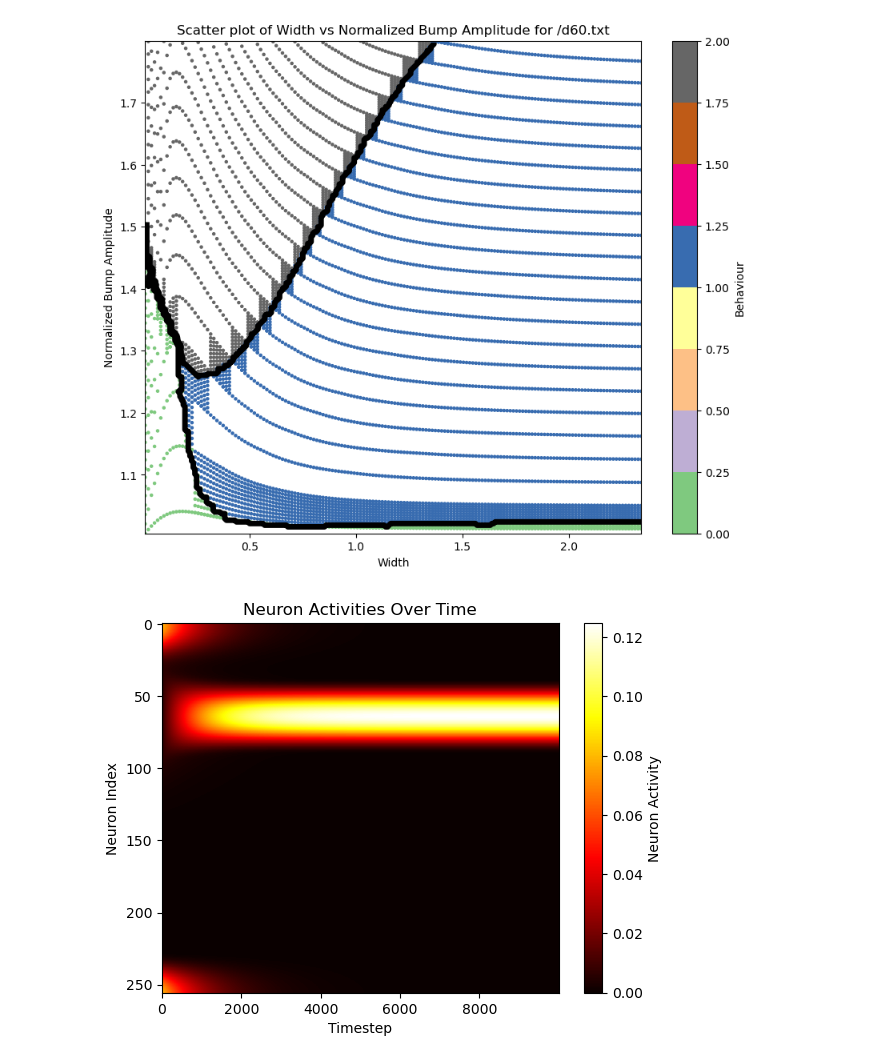
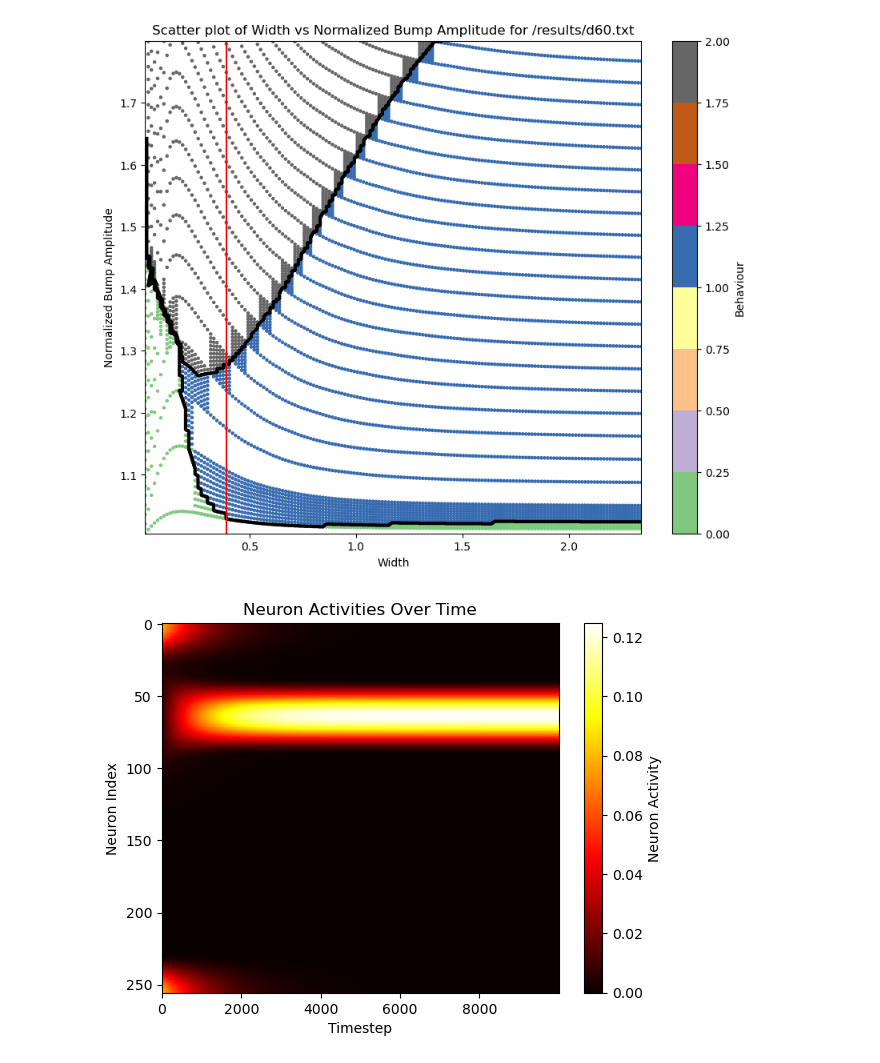
Before and after one commit to CEBangu/RingAttractor, a Jupyter notebook: ring_attractor/plotting.ipynb, the cells around one changed output. Cells and saved outputs as stored; diff of their text form; code cells hidden in the pictures.

```diff
--- a/ring_attractor/plotting.ipynb
+++ b/ring_attractor/plotting.ipynb
@@ -8,7 +8,7 @@ from scipy.interpolate import griddata
 
 #change to your directory
 dir = '/Users/ciprianbangu/Cogmaster/S3/Theoretical Neuroscience/presentation/RingAttractor/ring_attractor/build/src'
-file_name = '/d90.txt' #change to yours
+file_name = '/results/d60.txt' #change to yours
 header = ['ampliini', 'ampliaft', 'width', 'behaviour','amp'] #from their code
 df = pd.read_csv(dir + file_name, delimiter=' ', header=None, names=header)  # space seperated
 df['normalized_bump_amplitude'] = df.iloc[:, 1]/df.iloc[:, 0] # Im pretty sure this is the right thing to do here.
@@ -42,34 +233,36 @@ plt.show()
 # %%
 # Create a 2D histogram or grid for contour plotting
 x = filtered_df['width'].to_numpy()
 y = filtered_df['normalized_bump_amplitude'].to_numpy()
 z = filtered_df['behaviour'].to_numpy()
 
 #Interpolation grid
-xi = np.linspace(x.min(), x.max(), 300)
-yi = np.linspace(y.min(), y.max(), 300)
+xi = np.linspace(x.min(), x.max(), 2000)
+yi = np.linspace(y.min(), y.max(), 2000)
 xi, yi = np.meshgrid(xi, yi)
 
 # Interpolate
 zi = griddata((x, y), z, (xi, yi), method='linear')
 
 # Scatter plot
 plt.figure(figsize=(10, 8))
 scatter = plt.scatter(filtered_df['width'], filtered_df['normalized_bump_amplitude'], c=filtered_df['behaviour'],
                        s=5, alpha=1, cmap='Accent')
 plt.colorbar(scatter, label='Behaviour')
 
 # Add contour lines
 colours = ['black', 'black', 'black']
-contour = plt.contour(xi, yi, zi, levels=np.unique(z), colors=colours, linewidths=5)
+contour = plt.contour(xi, yi, zi, levels=np.unique(z), colors=colours, linewidths=3)
 
 # Labels and title
 plt.xlabel('Width')
 plt.ylabel('Normalized Bump Amplitude')
 plt.title(f'Scatter plot of Width vs Normalized Bump Amplitude for {file_name}')
+# Plot a point at the specified coordinates
+plt.axvline(0.3926990817, c='red')
 plt.show()
 # %% [output]
-[figure, old version]
+[figure, new version]
 # %%
 import numpy as np
 import matplotlib.pyplot as plt
```
Also changed, not shown: parts of 7 cells of this notebook, 1 other file.
